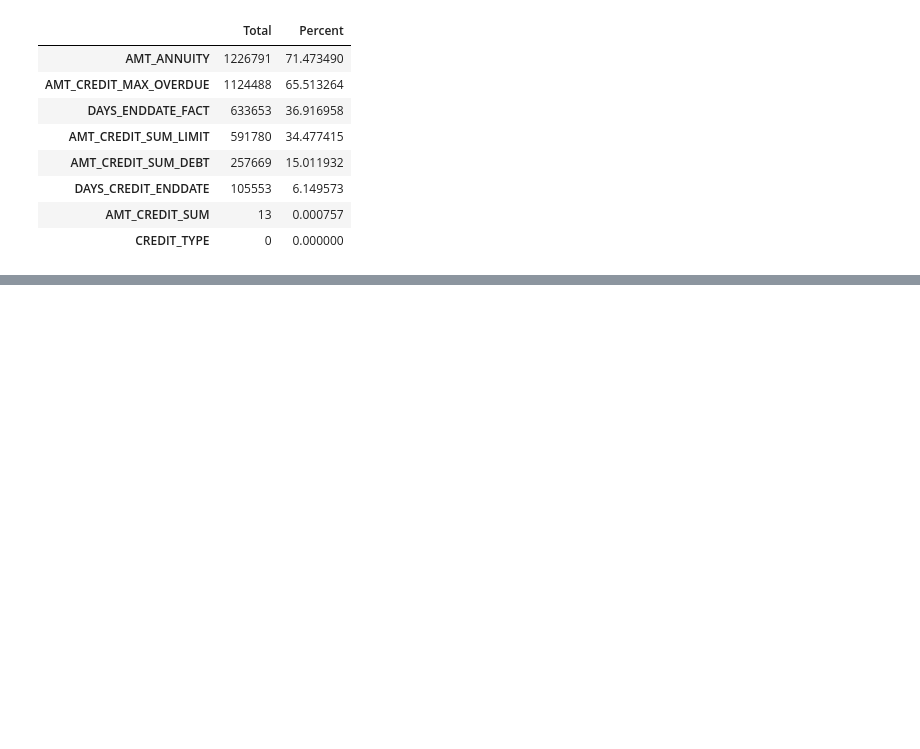
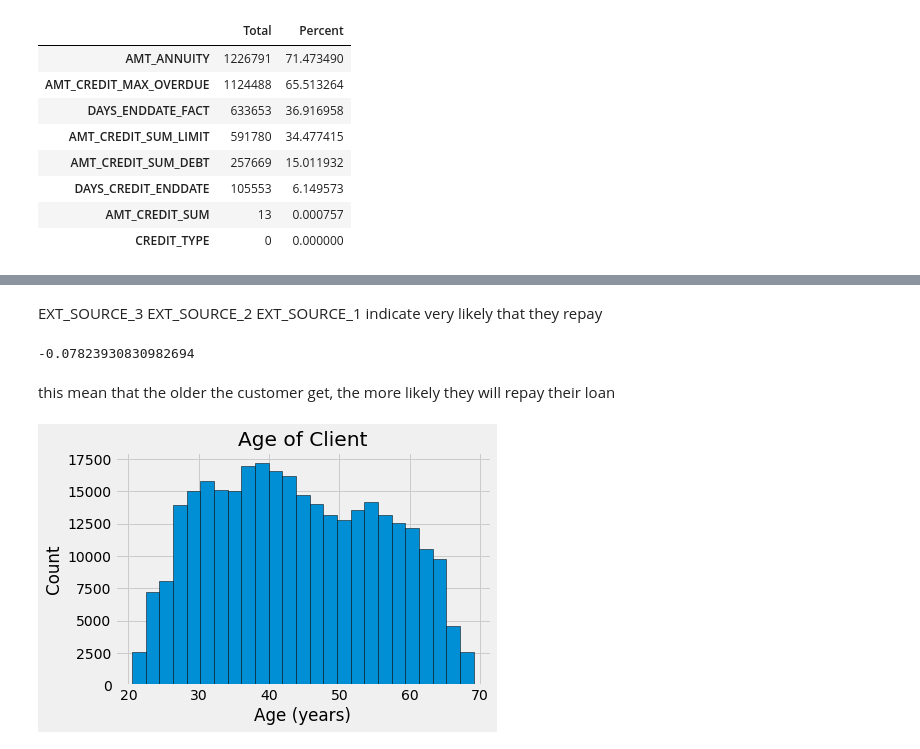
Before and after one commit to Zen3515/Home-Credit-Default-Risk, a Jupyter notebook: EDA.ipynb, the cells around one changed output, grey strips where cells are left out. Drawn from its saved outputs; the diff is of its cells as text; code cells hidden in the pictures; blank space fills up the shorter version.

```diff
--- a/EDA.ipynb
+++ b/EDA.ipynb
@@ -287,0 +521,19 @@ missing_bureau_data.head(8)
+# %% [markdown]
+EXT_SOURCE_3 EXT_SOURCE_2 EXT_SOURCE_1 indicate very likely that they repay
+# %%
+# Find the correlation of the positive days since birth and target
+application_train['DAYS_BIRTH'] = abs(application_train['DAYS_BIRTH'])
+application_train['DAYS_BIRTH'].corr(application_train['TARGET'])
+# %% [output]
+-0.07823930830982694
+# %% [markdown]
+this mean that the older the customer get, the more likely they will repay their loan
+# %%
+# Set the style of plots
+plt.style.use('fivethirtyeight')
+
+# Plot the distribution of ages in years
+plt.hist(application_train['DAYS_BIRTH'] / 365, edgecolor = 'k', bins = 25)
+plt.title('Age of Client'); plt.xlabel('Age (years)'); plt.ylabel('Count');
+# %% [output]
+[figure, added]
```
Also changed, not shown: parts of 40 cells of this notebook, 2 other files.
